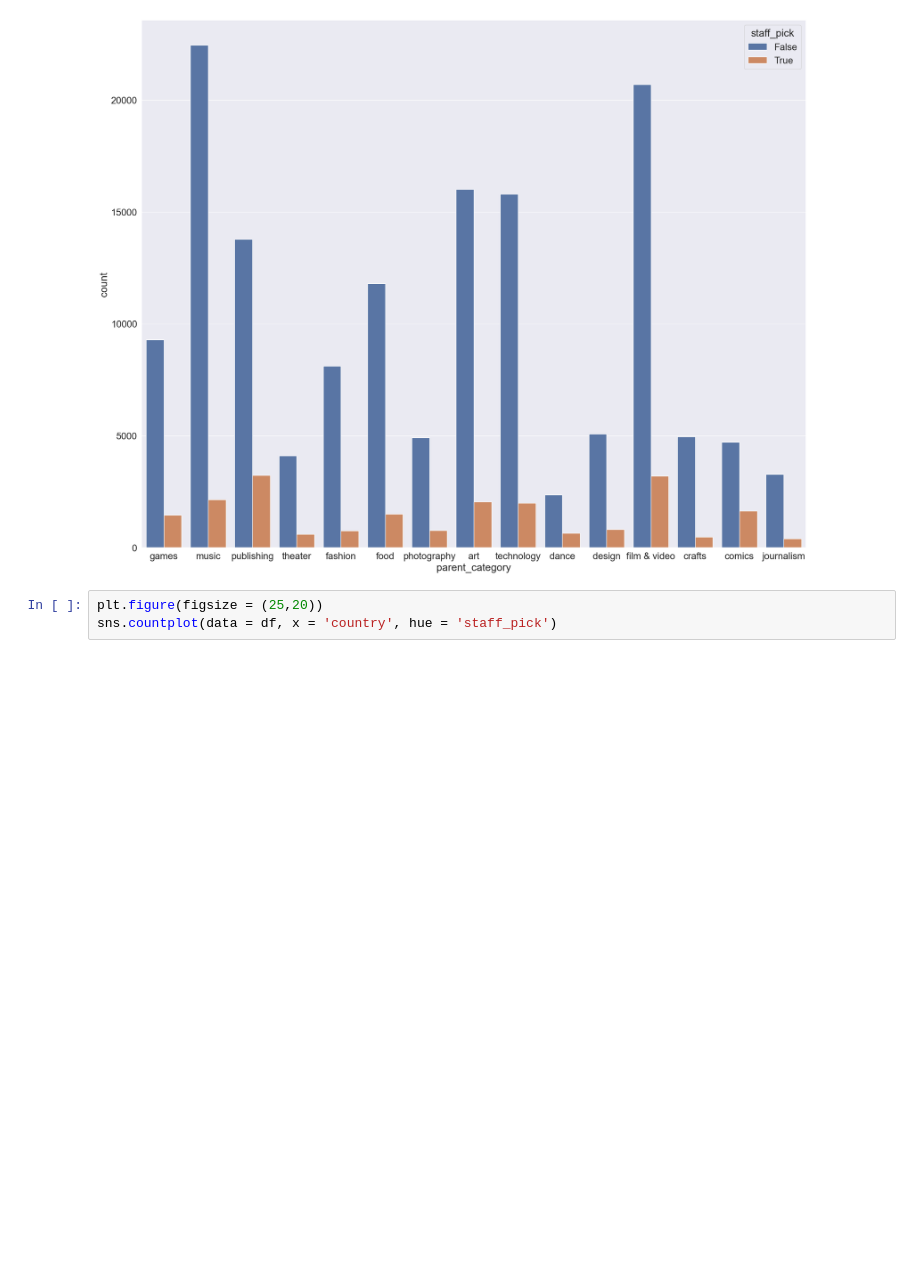
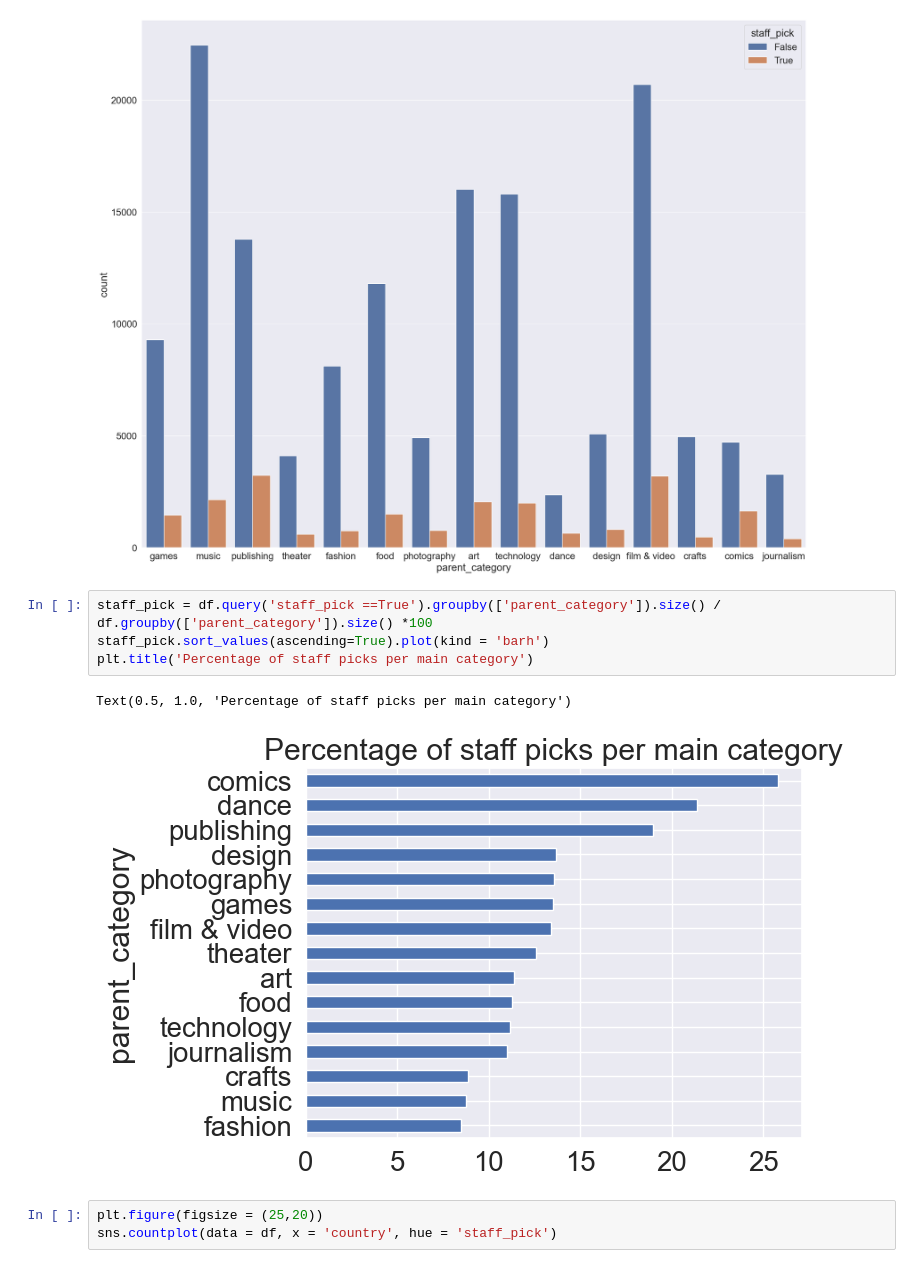
Before and after one commit to joshuadbeil/kickstarter_challenge, a Jupyter notebook: 04-Visualisations.ipynb, the cells around one changed output. Drawn from its saved outputs; the diff is of its cells as text; blank space fills up the shorter version.

```diff
--- a/04-Visualisations.ipynb
+++ b/04-Visualisations.ipynb
@@ -202,6 +202,13 @@ sns.countplot(data =df, x = 'parent_category', hue = 'staff_pick')
 # %% [output]
 <AxesSubplot:xlabel='parent_category', ylabel='count'>
 [figure]
+# %%
+staff_pick = df.query('staff_pick ==True').groupby(['parent_category']).size() / df.groupby(['parent_category']).size() *100
+staff_pick.sort_values(ascending=True).plot(kind = 'barh')
+plt.title('Percentage of staff picks per main category')
+# %% [output]
+Text(0.5, 1.0, 'Percentage of staff picks per main category')
+[figure, added]
 # %%
 plt.figure(figsize = (25,20))
 sns.countplot(data = df, x = 'country', hue = 'staff_pick')
```
Also changed, not shown: parts of 5 cells of this notebook.
